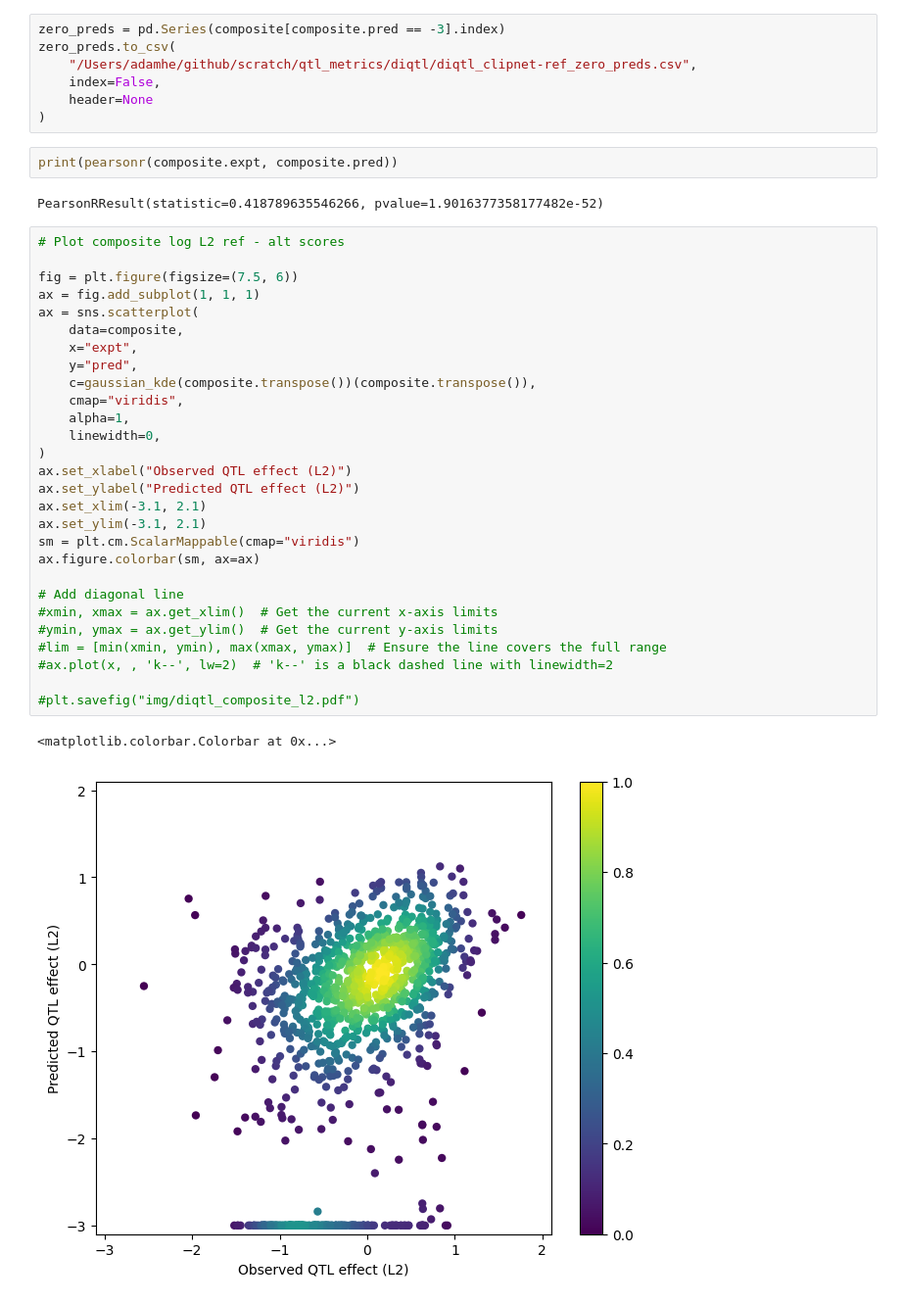
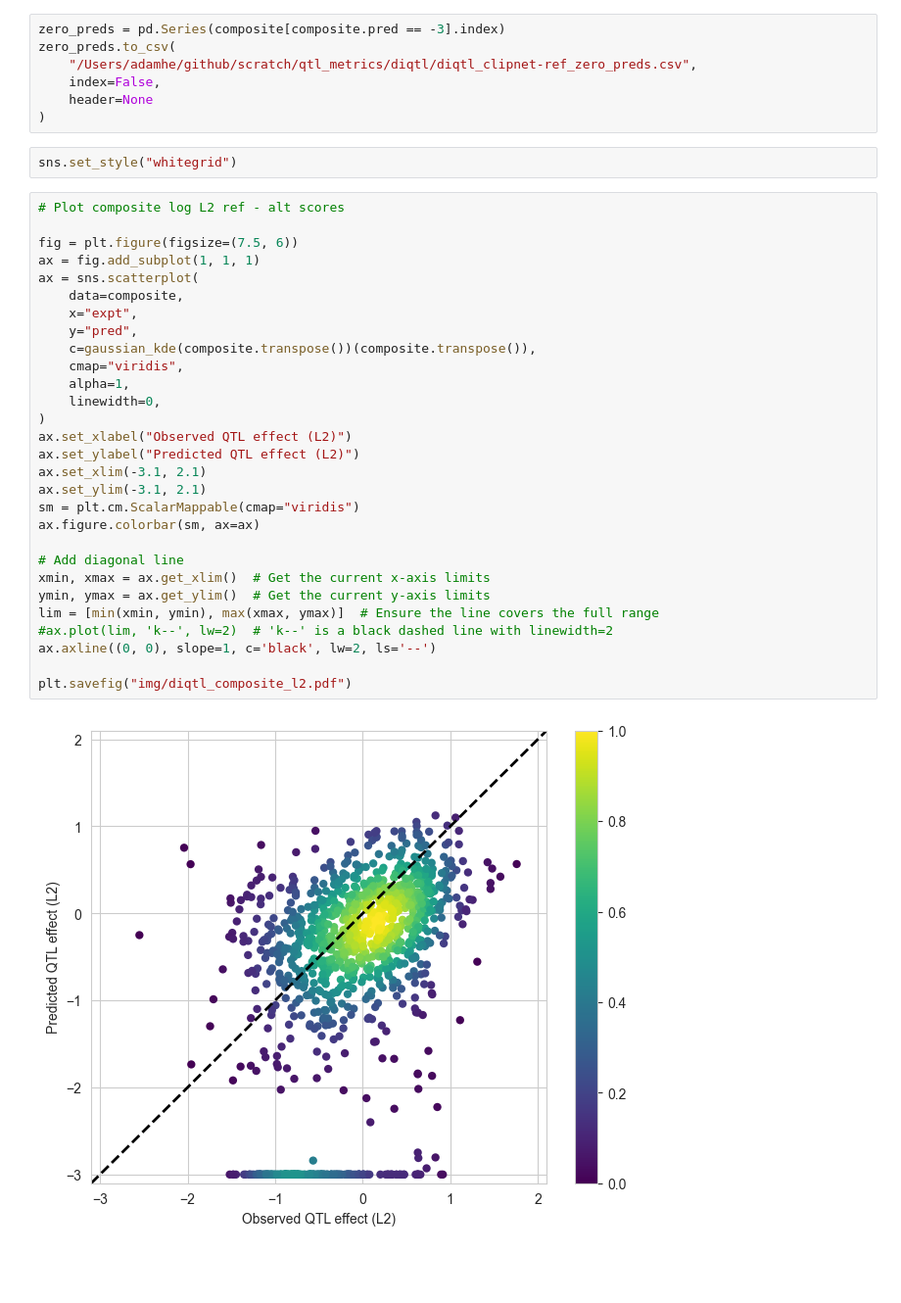
Before and after one commit to Danko-Lab/clipnet_ablation, a Jupyter notebook: evaluation_qtl/plot_reference_diqtl.ipynb, the cells around one changed output. Shown at 98% size. Saved outputs shown, nothing was run; the diff lists cells and outputs as text; blank space fills up the shorter version.

```diff
--- a/evaluation_qtl/plot_reference_diqtl.ipynb
+++ b/evaluation_qtl/plot_reference_diqtl.ipynb
@@ -38,38 +38,36 @@ zero_preds.to_csv(
     index=False,
     header=None
 )
-# %%
-print(pearsonr(composite.expt, composite.pred))
-# %% [output]
-PearsonRResult(statistic=0.418789635546266, pvalue=1.9016377358177482e-52)
+# %%
+sns.set_style("whitegrid")
 # %%
 # Plot composite log L2 ref - alt scores
 
 fig = plt.figure(figsize=(7.5, 6))
 ax = fig.add_subplot(1, 1, 1)
 ax = sns.scatterplot(
     data=composite,
     x="expt",
     y="pred",
     c=gaussian_kde(composite.transpose())(composite.transpose()),
     cmap="viridis",
     alpha=1,
     linewidth=0,
 )
 ax.set_xlabel("Observed QTL effect (L2)")
 ax.set_ylabel("Predicted QTL effect (L2)")
 ax.set_xlim(-3.1, 2.1)
 ax.set_ylim(-3.1, 2.1)
 sm = plt.cm.ScalarMappable(cmap="viridis")
 ax.figure.colorbar(sm, ax=ax)
 
 # Add diagonal line
-#xmin, xmax = ax.get_xlim()  # Get the current x-axis limits
-#ymin, ymax = ax.get_ylim()  # Get the current y-axis limits
-#lim = [min(xmin, ymin), max(xmax, ymax)]  # Ensure the line covers the full range
-#ax.plot(x, , 'k--', lw=2)  # 'k--' is a black dashed line with linewidth=2
+xmin, xmax = ax.get_xlim()  # Get the current x-axis limits
+ymin, ymax = ax.get_ylim()  # Get the current y-axis limits
+lim = [min(xmin, ymin), max(xmax, ymax)]  # Ensure the line covers the full range
+#ax.plot(lim, 'k--', lw=2)  # 'k--' is a black dashed line with linewidth=2
+ax.axline((0, 0), slope=1, c='black', lw=2, ls='--')
 
-#plt.savefig("img/diqtl_composite_l2.pdf")
+plt.savefig("img/diqtl_composite_l2.pdf")
 # %% [output]
-<matplotlib.colorbar.Colorbar at 0x...>
-[figure, old version]
+[figure, new version]
```
Also changed, not shown: parts of 1 cell of this notebook, 19 other files.
